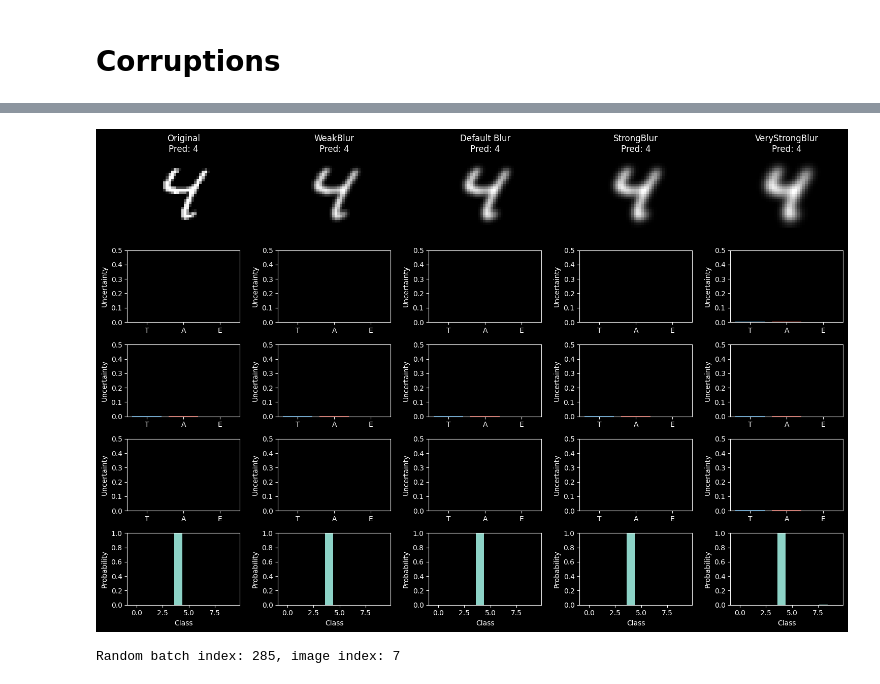
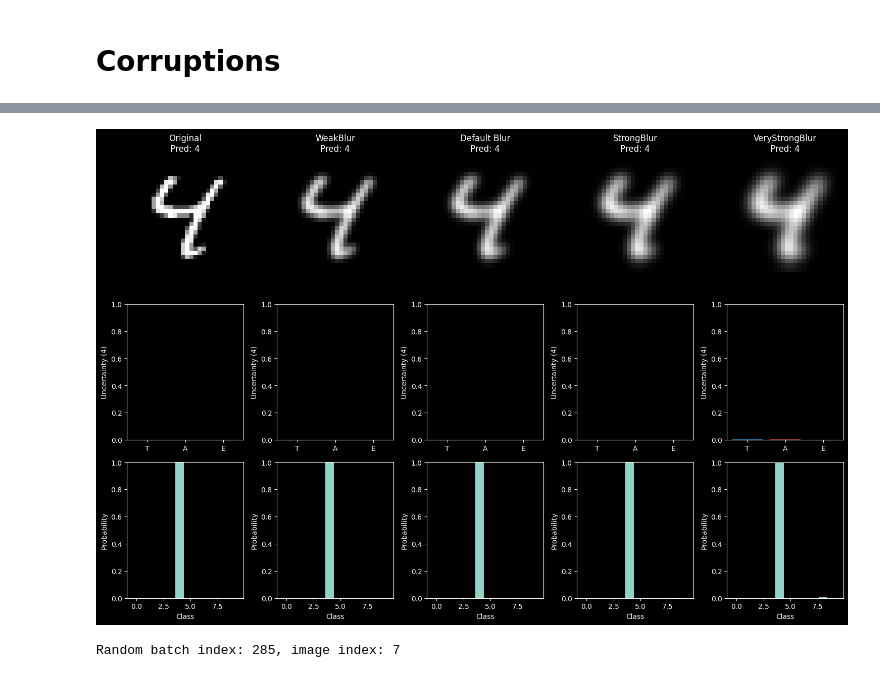
Before and after one commit to qosquo/bayes_nn, a Jupyter notebook: notebooks/mnist_lenet_exp_20260129-164127.ipynb, the cells around one changed output, grey strips where cells are left out. Drawn from its saved outputs; the diff is of its cells as text; code cells hidden in the pictures.

Commit message:
Add utility functions to add corruptions to image and retrieval functions

```diff
--- a/notebooks/mnist_lenet_exp_20260129-164127.ipynb
+++ b/notebooks/mnist_lenet_exp_20260129-164127.ipynb
@@ -179,29 +182,3 @@ Aleatoric uncertainty: 0.2363976389169693
 Epistemic uncertainty: 0.014783955179154873
 # %% [markdown]
 # Corruptions
-# %%
-def add_salt_pepper(image, salt_prob=0.05, pepper_prob=0.05, data_mean=0.1307, data_std=0.3081):
-    noisy_image = image.clone()
-
-    # Calculate normalized values for min (0) and max (1)
-    normalized_min = (0.0 - data_mean) / data_std  # ≈ -0.424
-    normalized_max = (1.0 - data_mean) / data_std  # ≈ 2.823
-
-    # Create random masks
-    salt_mask = torch.rand_like(image) < salt_prob
-    pepper_mask = torch.rand_like(image) < pepper_prob
-
-    # Apply salt noise (set to normalized max)
-    noisy_image[salt_mask] = normalized_max
-    # Apply pepper noise (set to normalized min)
-    noisy_image[pepper_mask] = normalized_min
-
-    return noisy_image
-
-def gaussian_blur(img, kernel_size):
-    from torchvision.transforms.functional import gaussian_blur
-    return gaussian_blur(img, kernel_size)
-
-def rotate(img, angle):
-    from torchvision.transforms.functional import rotate
-    return rotate(img, angle)
@@ -359,7 +196,8 @@ test_on_corruptions(lenet_model, dataloader, device, T=20, img_idx=0)
 # %%
-test_on_corruptions(lenet_model, test_loader, device, T=10, img_idx=6)
+img, label = get_img_from_loader(test_loader, batch_idx=0, img_idx=6, device=config.device)
+test_on_corruptions(lenet_model, img, corruptions, classes=(label,), T=10)
 # %% [output]
-[figure, old version]
+[figure, new version]
 # %%
 rand_batch_idx = random.randint(0, len(test_loader)-1)
 rand_img_idx = random.randint(0, config.test_batch_size-1)
```
Also changed, not shown: parts of 11 cells of this notebook, 3 other files.
